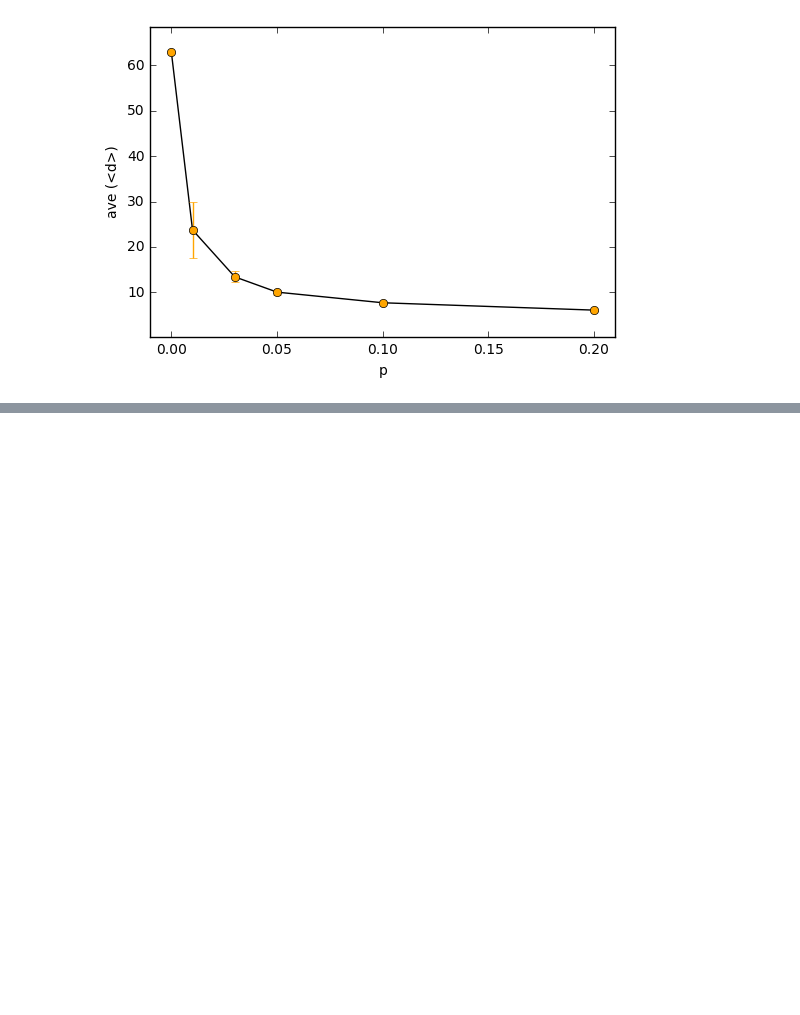
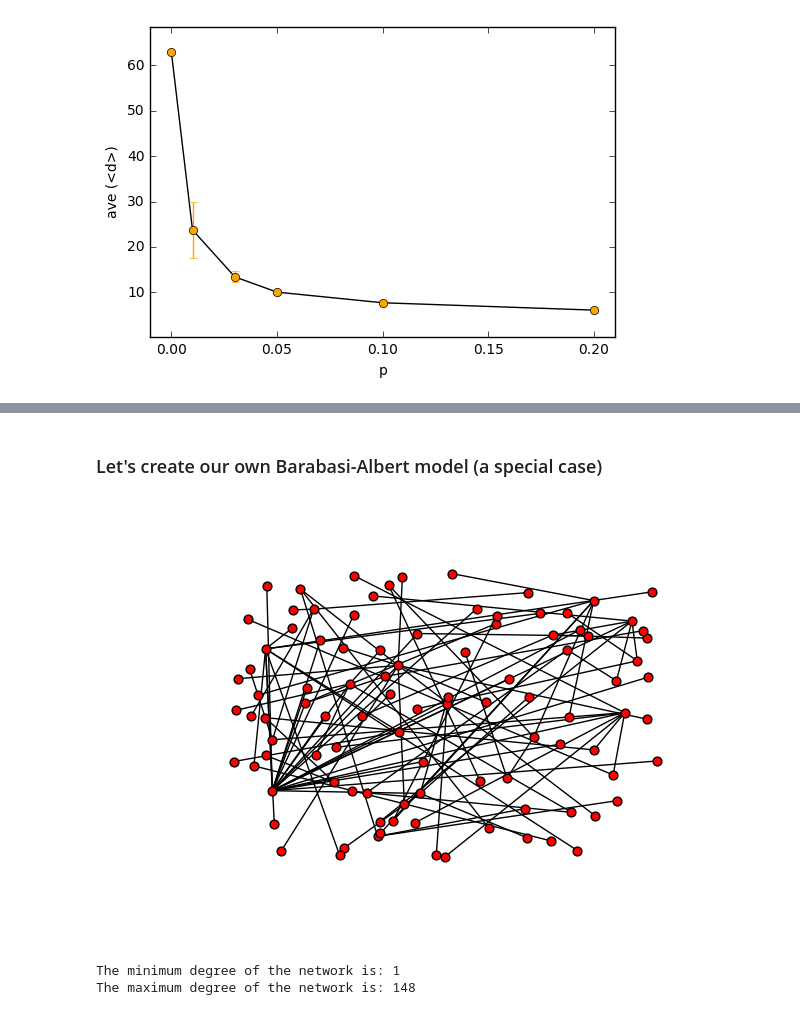
Before and after one commit to gretarg09/DTU__SocialGraphsAndInteractions, a Jupyter notebook: week_three/week_three_GAG.ipynb, the cells around one changed output, grey strips where cells are left out. Saved outputs shown, nothing was run; the diff lists cells and outputs as text; code cells hidden in the pictures; blank space fills up the shorter version.

```diff
--- a/week_three/week_three_GAG.ipynb
+++ b/week_three/week_three_GAG.ipynb
@@ -110,0 +101,49 @@ avgs.values()
+# %% [markdown]
+### Let's create our own Barabasi-Albert model (a special case)
+# %%
+import networkx as nx
+import numpy as np
+import matplotlib.pyplot as plt
+
+# Create barabasi Albert network
+G = nx.Graph()
+# adding first notes and one edge
+G.add_node(1)
+G.add_node(2)
+G.add_edge(1,2)
+
+
+def barabasi_add_node(graph,nodeid):
+    # get all edges and flaten the list of edges out (remove connection information)
+    # then we use np.random.choice to choose one node out of the list
+    node = np.random.choice([node for edge in graph.edges() for node in edge])
+
+    # Create a node from the newly created note to the chosen note
+    graph.add_edge(nodeid,node)
+
+# we then add nodes incrementivally until we reach 100 nodes and in each time a node is added,
+#   the node is connected to one of the existing nodes in proportion to their degree (see page 8 chapter 5)
+for i in range(3,101):
+    barabasi_add_node(G,i)
+
+# plot the network
+nx.draw_random(G,node_size = 40, with_labels = False)
+plt.show()
+
+# Now we add more nodes until we reach total of 500 nodes
+for i in range(101,5001):
+    barabasi_add_node(G,i)
+
+# Find the maximum and minimum degree of the network
+print "The minimum degree of the network is: {}".format(min(G.degree().values()))
+print "The maximum degree of the network is: {}".format(max(G.degree().values()))
+
+
+# bin the degree distribution using np.histogram
+#   I used nx.degree_histogram to bin the values
+#values, bins = np.histogram(G.degree().values(), bins=max(G.degree().values()))
+values = nx.degree_histogram(G)
+# %% [output]
+[figure, added]
+The minimum degree of the network is: 1
+The maximum degree of the network is: 148
```
Also changed, not shown: parts of 13 cells of this notebook.
